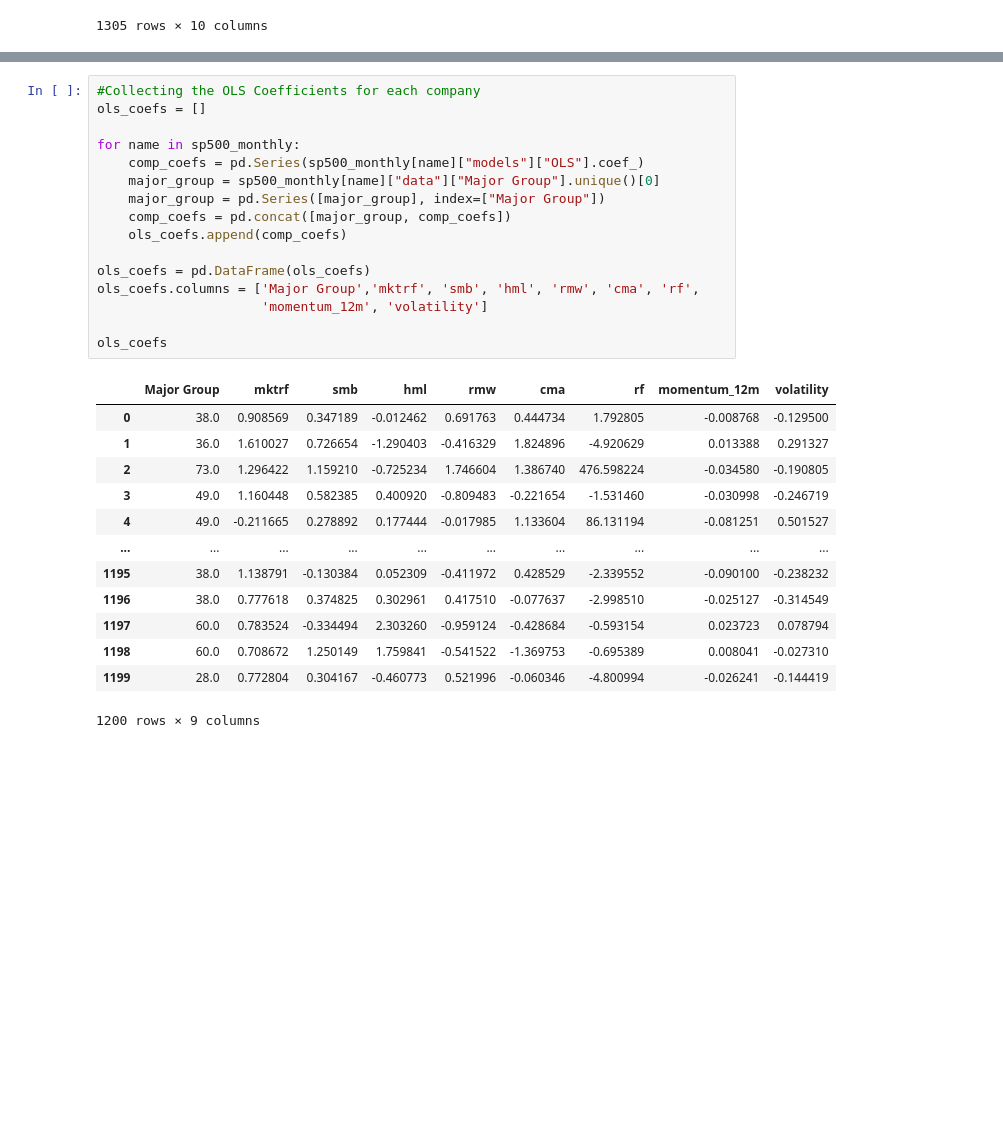
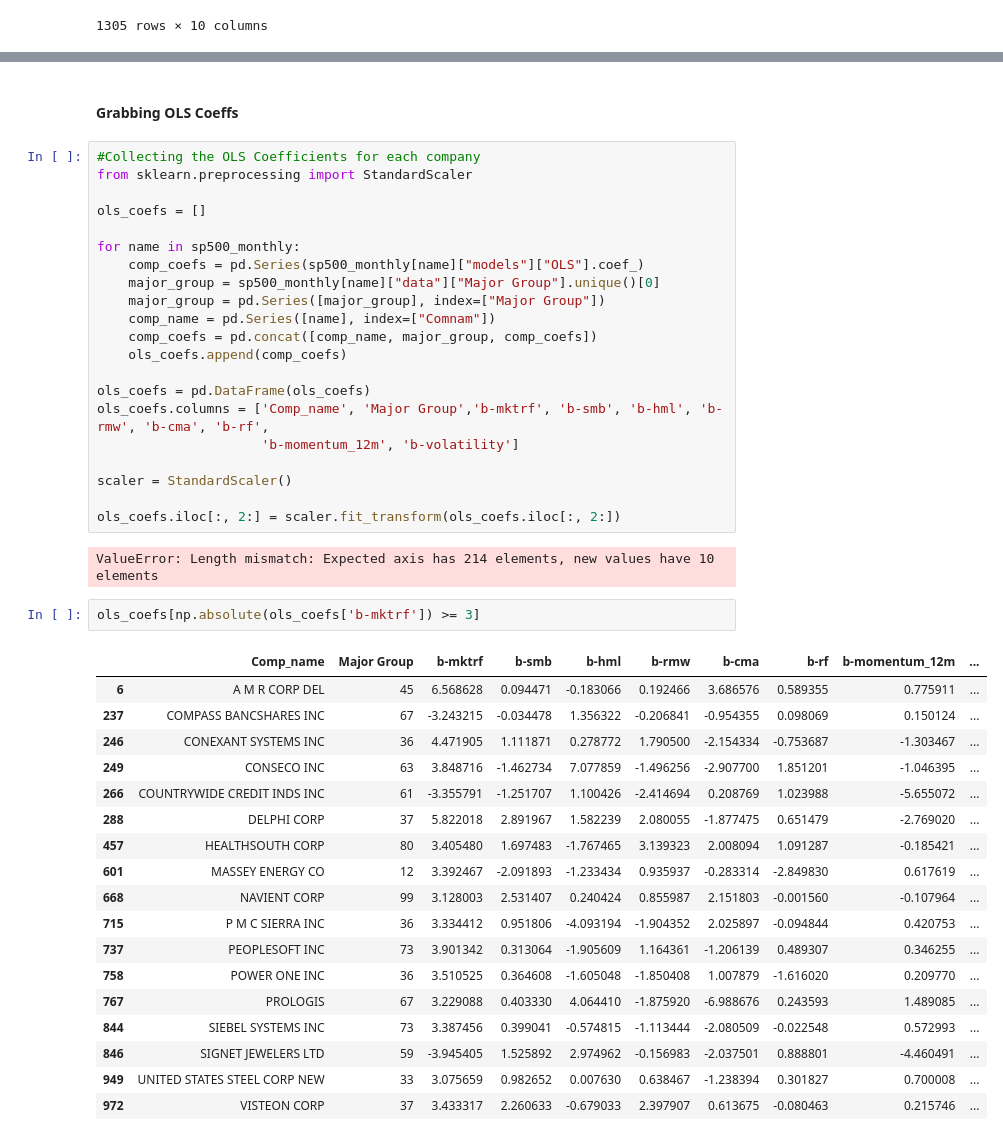
Before and after one commit to nilsberzins/SDF-Research, a Jupyter notebook: SDF-AP Data Current.ipynb, the cells around one changed output, grey strips where cells are left out. Cells and saved outputs as stored; diff of their text form; blank space fills up the shorter version.

```diff
--- a/SDF-AP Data Current.ipynb
+++ b/SDF-AP Data Current.ipynb
@@ -370,30 +606,46 @@ sp500_monthly["GENERAL ELECTRIC CO"]["data"]
+# %% [markdown]
+#### Grabbing OLS Coeffs
 # %%
 #Collecting the OLS Coefficients for each company
+from sklearn.preprocessing import StandardScaler
+
 ols_coefs = []
 
 for name in sp500_monthly:
     comp_coefs = pd.Series(sp500_monthly[name]["models"]["OLS"].coef_)
     major_group = sp500_monthly[name]["data"]["Major Group"].unique()[0]
     major_group = pd.Series([major_group], index=["Major Group"])
-    comp_coefs = pd.concat([major_group, comp_coefs])
+    comp_name = pd.Series([name], index=["Comnam"])
+    comp_coefs = pd.concat([comp_name, major_group, comp_coefs])
     ols_coefs.append(comp_coefs)
 
 ols_coefs = pd.DataFrame(ols_coefs)
-ols_coefs.columns = ['Major Group','mktrf', 'smb', 'hml', 'rmw', 'cma', 'rf',
-                     'momentum_12m', 'volatility']
+ols_coefs.columns = ['Comp_name', 'Major Group','b-mktrf', 'b-smb', 'b-hml', 'b-rmw', 'b-cma', 'b-rf',
+                     'b-momentum_12m', 'b-volatility']
 
-ols_coefs
+scaler = StandardScaler()
+
+ols_coefs.iloc[:, 2:] = scaler.fit_transform(ols_coefs.iloc[:, 2:])
 # %% [output]
-|  | Major Group | mktrf | smb | hml | rmw | cma | rf | momentum_12m | volatility |
-| 0 | 38.0 | 0.908569 | 0.347189 | -0.012462 | 0.691763 | 0.444734 | 1.792805 | -0.008768 | -0.129500 |
-| 1 | 36.0 | 1.610027 | 0.726654 | -1.290403 | -0.416329 | 1.824896 | -4.920629 | 0.013388 | 0.291327 |
-| 2 | 73.0 | 1.296422 | 1.159210 | -0.725234 | 1.746604 | 1.386740 | 476.598224 | -0.034580 | -0.190805 |
-| 3 | 49.0 | 1.160448 | 0.582385 | 0.400920 | -0.809483 | -0.221654 | -1.531460 | -0.030998 | -0.246719 |
-| 4 | 49.0 | -0.211665 | 0.278892 | 0.177444 | -0.017985 | 1.133604 | 86.131194 | -0.081251 | 0.501527 |
-| ... | ... | ... | ... | ... | ... | ... | ... | ... | ... |
-| 1195 | 38.0 | 1.138791 | -0.130384 | 0.052309 | -0.411972 | 0.428529 | -2.339552 | -0.090100 | -0.238232 |
-| 1196 | 38.0 | 0.777618 | 0.374825 | 0.302961 | 0.417510 | -0.077637 | -2.998510 | -0.025127 | -0.314549 |
-| 1197 | 60.0 | 0.783524 | -0.334494 | 2.303260 | -0.959124 | -0.428684 | -0.593154 | 0.023723 | 0.078794 |
-| 1198 | 60.0 | 0.708672 | 1.250149 | 1.759841 | -0.541522 | -1.369753 | -0.695389 | 0.008041 | -0.027310 |
-| 1199 | 28.0 | 0.772804 | 0.304167 | -0.460773 | 0.521996 | -0.060346 | -4.800994 | -0.026241 | -0.144419 |
-1200 rows × 9 columns
+ValueError: Length mismatch: Expected axis has 214 elements, new values have 10 elements
+# %%
+ols_coefs[np.absolute(ols_coefs['b-mktrf']) >= 3]
+# %% [output]
+|  | Comp_name | Major Group | b-mktrf | b-smb | b-hml | b-rmw | b-cma | b-rf | b-momentum_12m | ... |
+| 6 | A M R CORP DEL | 45 | 6.568628 | 0.094471 | -0.183066 | 0.192466 | 3.686576 | 0.589355 | 0.775911 | ... |
+| 237 | COMPASS BANCSHARES INC | 67 | -3.243215 | -0.034478 | 1.356322 | -0.206841 | -0.954355 | 0.098069 | 0.150124 | ... |
+| 246 | CONEXANT SYSTEMS INC | 36 | 4.471905 | 1.111871 | 0.278772 | 1.790500 | -2.154334 | -0.753687 | -1.303467 | ... |
+| 249 | CONSECO INC | 63 | 3.848716 | -1.462734 | 7.077859 | -1.496256 | -2.907700 | 1.851201 | -1.046395 | ... |
+| 266 | COUNTRYWIDE CREDIT INDS INC | 61 | -3.355791 | -1.251707 | 1.100426 | -2.414694 | 0.208769 | 1.023988 | -5.655072 | ... |
+| 288 | DELPHI CORP | 37 | 5.822018 | 2.891967 | 1.582239 | 2.080055 | -1.877475 | 0.651479 | -2.769020 | ... |
+| 457 | HEALTHSOUTH CORP | 80 | 3.405480 | 1.697483 | -1.767465 | 3.139323 | 2.008094 | 1.091287 | -0.185421 | ... |
+| 601 | MASSEY ENERGY CO | 12 | 3.392467 | -2.091893 | -1.233434 | 0.935937 | -0.283314 | -2.849830 | 0.617619 | ... |
+| 668 | NAVIENT CORP | 99 | 3.128003 | 2.531407 | 0.240424 | 0.855987 | 2.151803 | -0.001560 | -0.107964 | ... |
+| 715 | P M C SIERRA INC | 36 | 3.334412 | 0.951806 | -4.093194 | -1.904352 | 2.025897 | -0.094844 | 0.420753 | ... |
+| 737 | PEOPLESOFT INC | 73 | 3.901342 | 0.313064 | -1.905609 | 1.164361 | -1.206139 | 0.489307 | 0.346255 | ... |
+| 758 | POWER ONE INC | 36 | 3.510525 | 0.364608 | -1.605048 | -1.850408 | 1.007879 | -1.616020 | 0.209770 | ... |
+| 767 | PROLOGIS | 67 | 3.229088 | 0.403330 | 4.064410 | -1.875920 | -6.988676 | 0.243593 | 1.489085 | ... |
+| 844 | SIEBEL SYSTEMS INC | 73 | 3.387456 | 0.399041 | -0.574815 | -1.113444 | -2.080509 | -0.022548 | 0.572993 | ... |
+| 846 | SIGNET JEWELERS LTD | 59 | -3.945405 | 1.525892 | 2.974962 | -0.156983 | -2.037501 | 0.888801 | -4.460491 | ... |
+| 949 | UNITED STATES STEEL CORP NEW | 33 | 3.075659 | 0.982652 | 0.007630 | 0.638467 | -1.238394 | 0.301827 | 0.700008 | ... |
+| 972 | VISTEON CORP | 37 | 3.433317 | 2.260633 | -0.679033 | 2.397907 | 0.613675 | -0.080463 | 0.215746 | ... |
```
Also changed, not shown: parts of 63 cells of this notebook.
